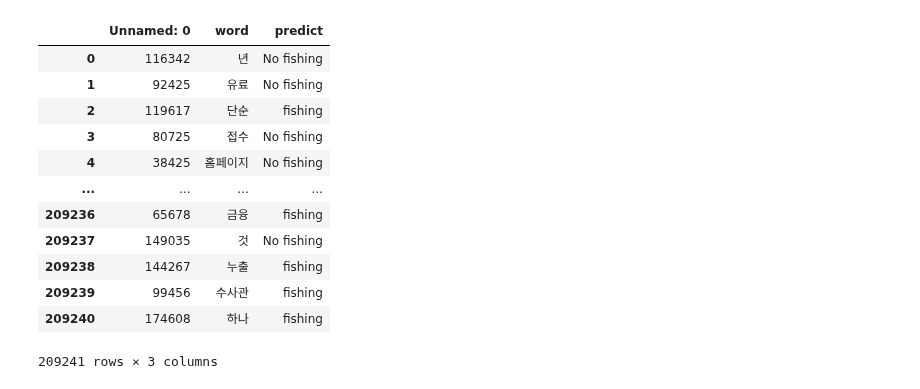
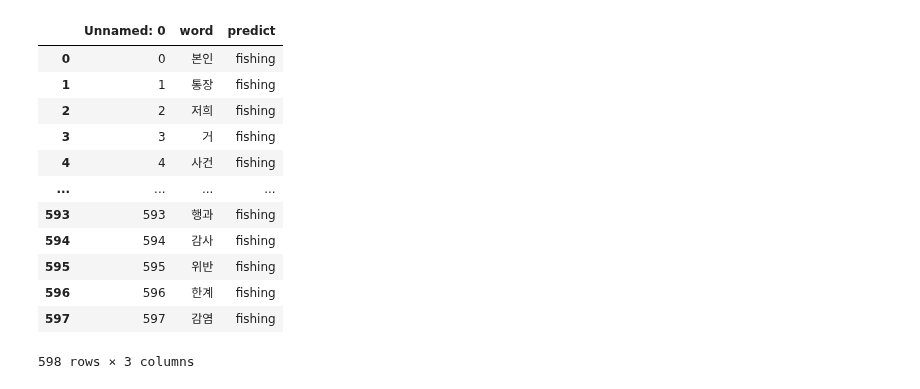
Before and after one commit to withmochaa/mocha, a Jupyter notebook: Capstone Design project/code/projcet/Visualization/data.ipynb, the cells around one changed output. Cells and saved outputs as stored; diff of their text form; code cells hidden in the pictures.

```diff
--- a/Capstone Design project/code/projcet/Visualization/data.ipynb
+++ b/Capstone Design project/code/projcet/Visualization/data.ipynb
@@ -1,23 +1,23 @@
 # %%
 import pandas as pd
 
-data_row=pd.read_csv("/Users/withmocha/Desktop/DATA/Capston Design(2024)/Data(24.03.12)/data(use)/model train(already concat)/shuffle_data_sum.csv")
+data_row=pd.read_csv("/Users/withmocha/Desktop/DATA/Capston Design(2024)/Data(24.03.12)/data(use)/data(small)/abnormal/fishing data small.csv")
 
 data_row
 # %% [output]
 |  | Unnamed: 0 | word | predict |
-| 0 | 116342 | 년 | No fishing |
-| 1 | 92425 | 유료 | No fishing |
-| 2 | 119617 | 단순 | fishing |
-| 3 | 80725 | 접수 | No fishing |
-| 4 | 38425 | 홈페이지 | No fishing |
+| 0 | 0 | 본인 | fishing |
+| 1 | 1 | 통장 | fishing |
+| 2 | 2 | 저희 | fishing |
+| 3 | 3 | 거 | fishing |
+| 4 | 4 | 사건 | fishing |
 | ... | ... | ... | ... |
-| 209236 | 65678 | 금융 | fishing |
-| 209237 | 149035 | 것 | No fishing |
-| 209238 | 144267 | 누출 | fishing |
-| 209239 | 99456 | 수사관 | fishing |
-| 209240 | 174608 | 하나 | fishing |
+| 593 | 593 | 행과 | fishing |
+| 594 | 594 | 감사 | fishing |
+| 595 | 595 | 위반 | fishing |
+| 596 | 596 | 한계 | fishing |
+| 597 | 597 | 감염 | fishing |
-209241 rows × 3 columns
+598 rows × 3 columns
 # %%
 data_row.drop(columns=['Unnamed: 0'],inplace=True)
 # %%
```
Also changed, not shown: parts of 4 cells of this notebook, 13 other files.
